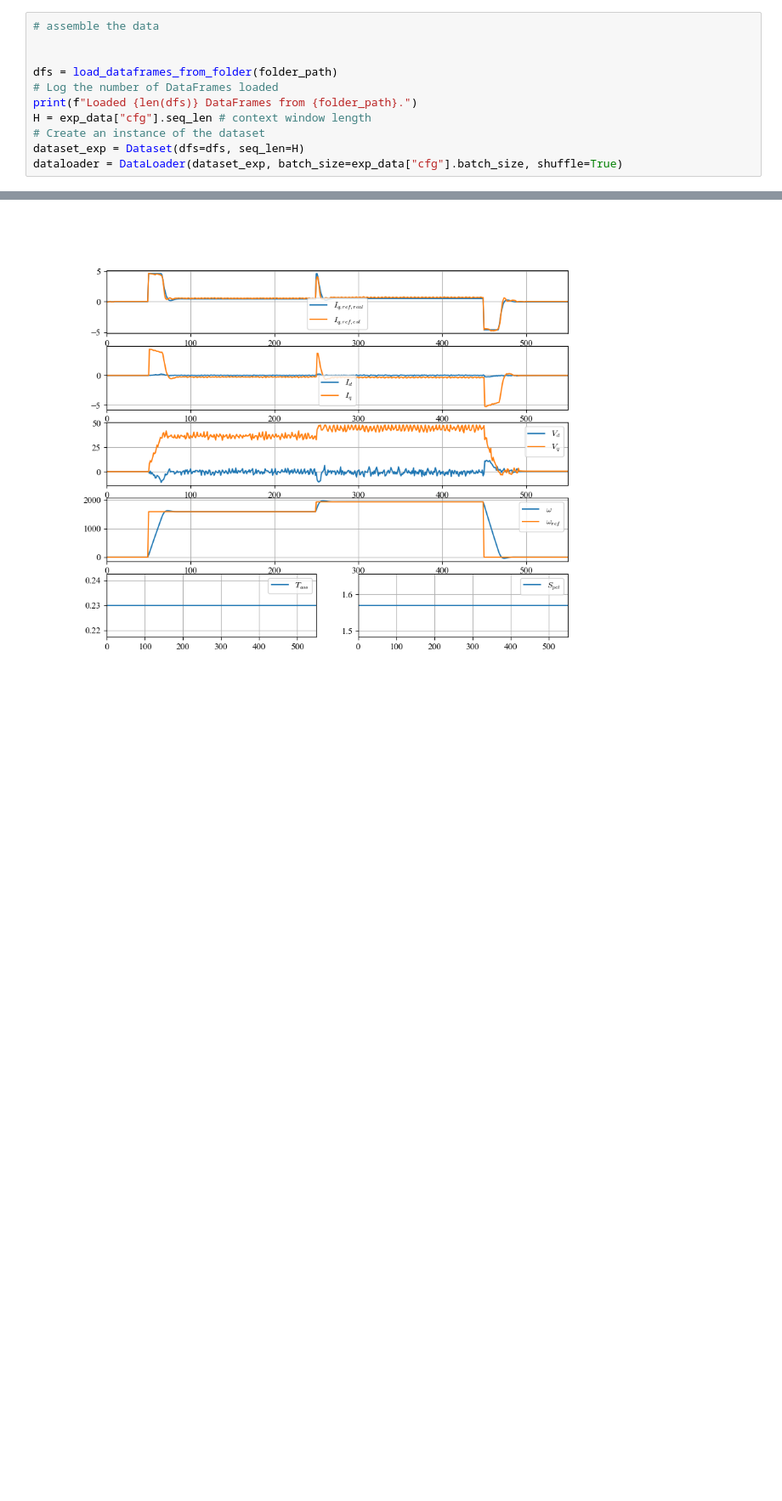
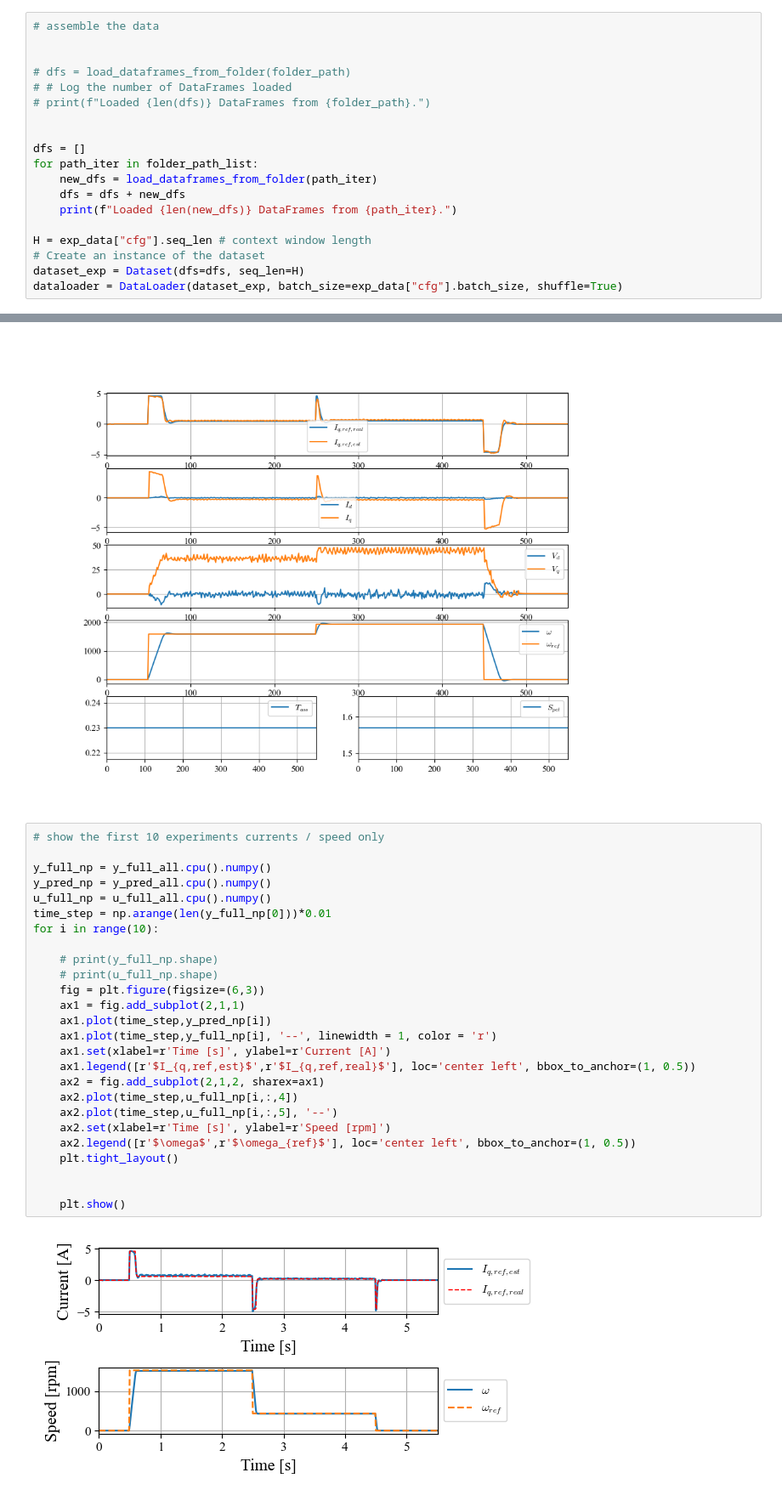
Before and after one commit to buswayne/in-context-bldc, a Jupyter notebook: speed_controller/test_zerostep.ipynb, the cells around one changed output, grey strips where cells are left out. Shown at 85% size. Saved outputs shown, nothing was run; the diff lists cells and outputs as text; blank space fills up the shorter version.

```diff
--- a/speed_controller/test_zerostep.ipynb
+++ b/speed_controller/test_zerostep.ipynb
@@ -160,9 +163,17 @@ except Exception as e:
 # assemble the data
 
 
-dfs = load_dataframes_from_folder(folder_path)
-# Log the number of DataFrames loaded
-print(f"Loaded {len(dfs)} DataFrames from {folder_path}.")
+# dfs = load_dataframes_from_folder(folder_path)
+# # Log the number of DataFrames loaded
+# print(f"Loaded {len(dfs)} DataFrames from {folder_path}.")
+
+
+dfs = []
+for path_iter in folder_path_list:
+    new_dfs = load_dataframes_from_folder(path_iter)
+    dfs = dfs + new_dfs
+    print(f"Loaded {len(new_dfs)} DataFrames from {path_iter}.")
+
 H = exp_data["cfg"].seq_len # context window length
 # Create an instance of the dataset
 dataset_exp = Dataset(dfs=dfs, seq_len=H)
@@ -269,3 +282,31 @@ for i in range(10):
 [figure]
 [figure]
 [figure]
+# %%
+# show the first 10 experiments currents / speed only
+
+y_full_np = y_full_all.cpu().numpy()
+y_pred_np = y_pred_all.cpu().numpy()
+u_full_np = u_full_all.cpu().numpy()
+time_step = np.arange(len(y_full_np[0]))*0.01
+for i in range(10):
+
+    # print(y_full_np.shape)
+    # print(u_full_np.shape)
+    fig = plt.figure(figsize=(6,3))
+    ax1 = fig.add_subplot(2,1,1)
+    ax1.plot(time_step,y_pred_np[i])
+    ax1.plot(time_step,y_full_np[i], '--', linewidth = 1, color = 'r')
+    ax1.set(xlabel=r'Time [s]', ylabel=r'Current [A]')
+    ax1.legend([r'$I_{q,ref,est}$',r'$I_{q,ref,real}$'], loc='center left', bbox_to_anchor=(1, 0.5))
+    ax2 = fig.add_subplot(2,1,2, sharex=ax1)
+    ax2.plot(time_step,u_full_np[i,:,4])
+    ax2.plot(time_step,u_full_np[i,:,5], '--')
+    ax2.set(xlabel=r'Time [s]', ylabel=r'Speed [rpm]')
+    ax2.legend([r'$\omega$',r'$\omega_{ref}$'], loc='center left', bbox_to_anchor=(1, 0.5))
+    plt.tight_layout()
+
+
+    plt.show()
+# %% [output]
+[figure, added]
```
Also changed, not shown: parts of 5 cells of this notebook, 53 other files.
